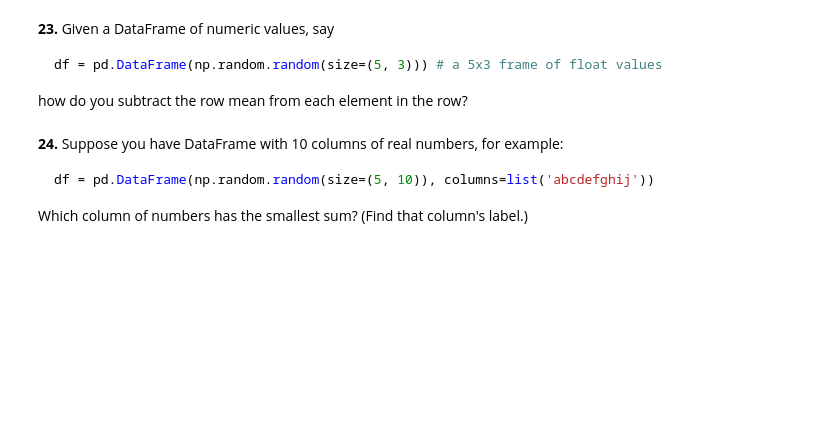
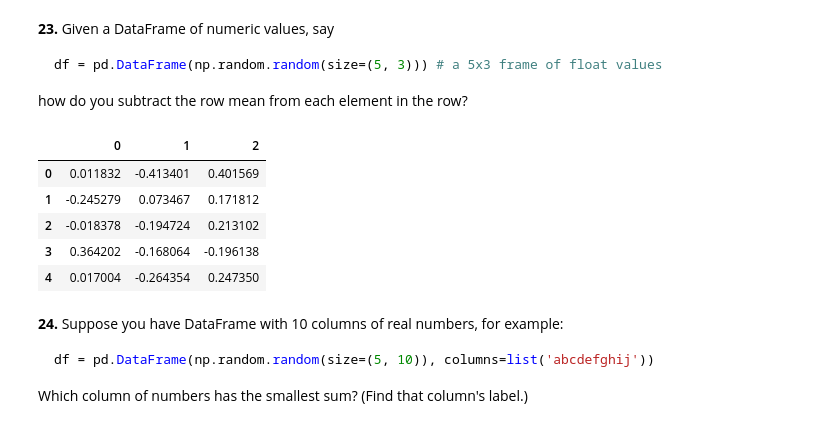
Before and after one commit to felixschh/ai_jan22_felix, a Jupyter notebook: 06. Pandas/py2.ipynb, the cells around one changed output. Saved outputs shown, nothing was run; the diff lists cells and outputs as text; code cells hidden in the pictures; blank space fills up the shorter version.

```diff
--- a/06. Pandas/py2.ipynb
+++ b/06. Pandas/py2.ipynb
@@ -56,5 +56,12 @@ df = pd.DataFrame(np.random.random(size=(5, 3))) # a 5x3 frame of float values
 
 how do you subtract the row mean from each element in the row?
 # %%
-# YOUR CODE HERE
-raise NotImplementedError()
+df = pd.DataFrame(np.random.random(size=(5, 3)))
+df.sub(df.mean(axis=1), axis=0)
+# %% [output]
+|  | 0 | 1 | 2 |
+| 0 | 0.011832 | -0.413401 | 0.401569 |
+| 1 | -0.245279 | 0.073467 | 0.171812 |
+| 2 | -0.018378 | -0.194724 | 0.213102 |
+| 3 | 0.364202 | -0.168064 | -0.196138 |
+| 4 | 0.017004 | -0.264354 | 0.247350 |
```
Also changed, not shown: parts of 3 cells of this notebook, 1 other file.
